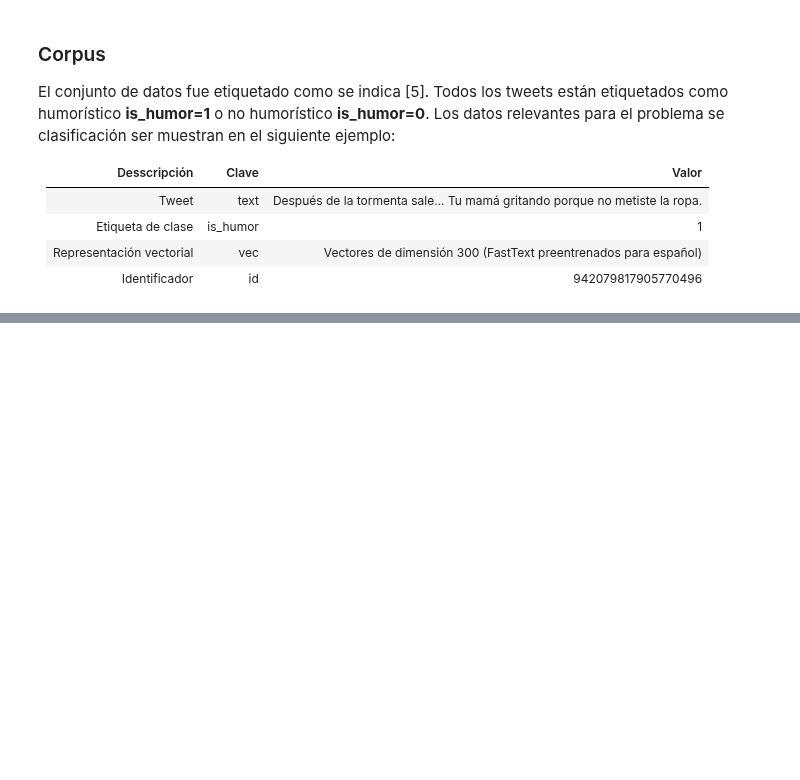
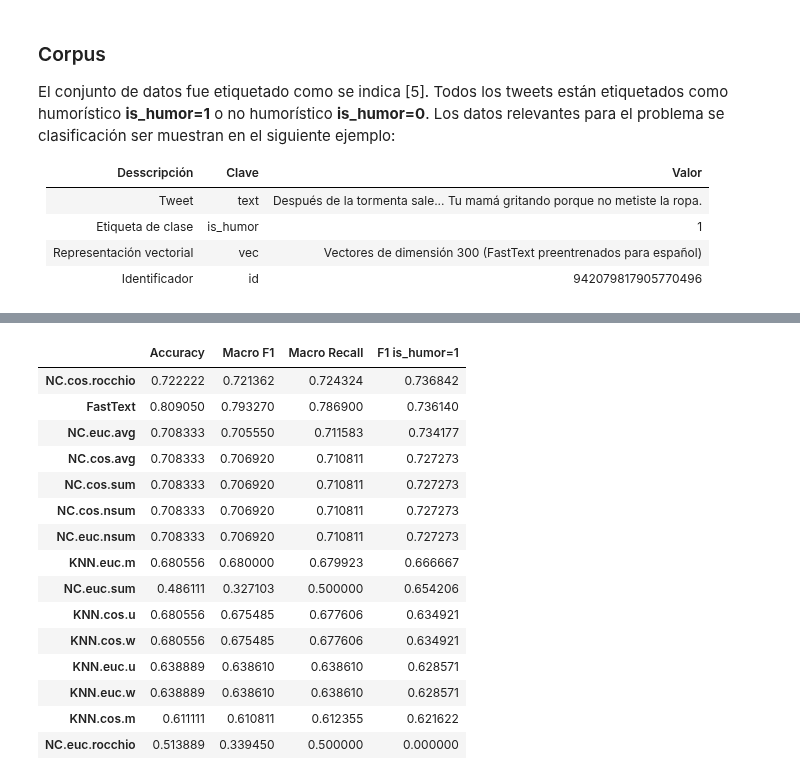
Before and after one commit to angelgarcan/public, a Jupyter notebook: B5_Clasificacion/aga-clasificacion.ipynb, the cells around one changed output, grey strips where cells are left out. Saved outputs shown, nothing was run; the diff lists cells and outputs as text; code cells hidden in the pictures; blank space fills up the shorter version.

```diff
--- a/B5_Clasificacion/aga-clasificacion.ipynb
+++ b/B5_Clasificacion/aga-clasificacion.ipynb
@@ -100,2 +135,19 @@ P["KNN.euc.w"]=testClassifier(kNN(distance='euclidiana',k=5,weight_type='weighed
 # %%
-pd.DataFrame(P).T.sort_values("f1_humor",ascending =False)
+pd.DataFrame(P).T.sort_values("F1 is_humor=1",ascending =False)
+# %% [output]
+|  | Accuracy | Macro F1 | Macro Recall | F1 is_humor=1 |
+| NC.cos.rocchio | 0.722222 | 0.721362 | 0.724324 | 0.736842 |
+| FastText | 0.809050 | 0.793270 | 0.786900 | 0.736140 |
+| NC.euc.avg | 0.708333 | 0.705550 | 0.711583 | 0.734177 |
+| NC.cos.avg | 0.708333 | 0.706920 | 0.710811 | 0.727273 |
+| NC.cos.sum | 0.708333 | 0.706920 | 0.710811 | 0.727273 |
+| NC.cos.nsum | 0.708333 | 0.706920 | 0.710811 | 0.727273 |
+| NC.euc.nsum | 0.708333 | 0.706920 | 0.710811 | 0.727273 |
+| KNN.euc.m | 0.680556 | 0.680000 | 0.679923 | 0.666667 |
+| NC.euc.sum | 0.486111 | 0.327103 | 0.500000 | 0.654206 |
+| KNN.cos.u | 0.680556 | 0.675485 | 0.677606 | 0.634921 |
+| KNN.cos.w | 0.680556 | 0.675485 | 0.677606 | 0.634921 |
+| KNN.euc.u | 0.638889 | 0.638610 | 0.638610 | 0.628571 |
+| KNN.euc.w | 0.638889 | 0.638610 | 0.638610 | 0.628571 |
+| KNN.cos.m | 0.611111 | 0.610811 | 0.612355 | 0.621622 |
+| NC.euc.rocchio | 0.513889 | 0.339450 | 0.500000 | 0.000000 |
```
Also changed, not shown: parts of 10 cells of this notebook, 1 other file.
